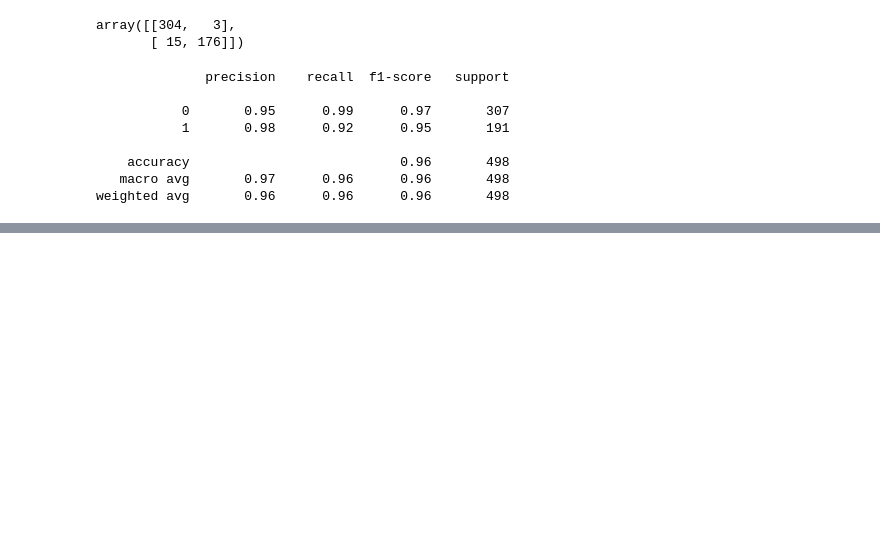
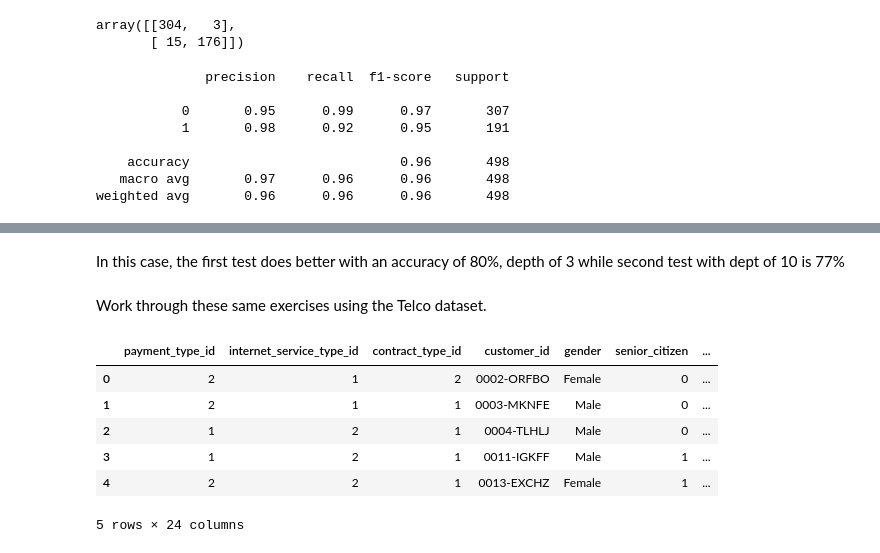
Before and after one commit to paigerackley/classification-exercises, a Jupyter notebook: model.ipynb, the cells around one changed output, grey strips where cells are left out. Saved outputs shown, nothing was run; the diff lists cells and outputs as text; code cells hidden in the pictures; blank space fills up the shorter version.

```diff
--- a/model.ipynb
+++ b/model.ipynb
@@ -180,0 +338,15 @@ Second model has 96% accuracy (max length - 10) while First model (max length =
+# %% [markdown]
+In this case, the first test does better with an accuracy of 80%, depth of 3 while second test with dept of 10 is 77%
+# %% [markdown]
+Work through these same exercises using the Telco dataset.
+# %%
+telco_df = acquire.get_telco_data()
+telco_df.head()
+# %% [output]
+|  | payment_type_id | internet_service_type_id | contract_type_id | customer_id | gender | senior_citizen | ... |
+| 0 | 2 | 1 | 2 | 0002-ORFBO | Female | 0 | ... |
+| 1 | 2 | 1 | 1 | 0003-MKNFE | Male | 0 | ... |
+| 2 | 1 | 2 | 1 | 0004-TLHLJ | Male | 0 | ... |
+| 3 | 1 | 2 | 1 | 0011-IGKFF | Male | 1 | ... |
+| 4 | 2 | 2 | 1 | 0013-EXCHZ | Female | 1 | ... |
+5 rows × 24 columns
```
Also changed, not shown: parts of 52 cells of this notebook, 1 other file.
